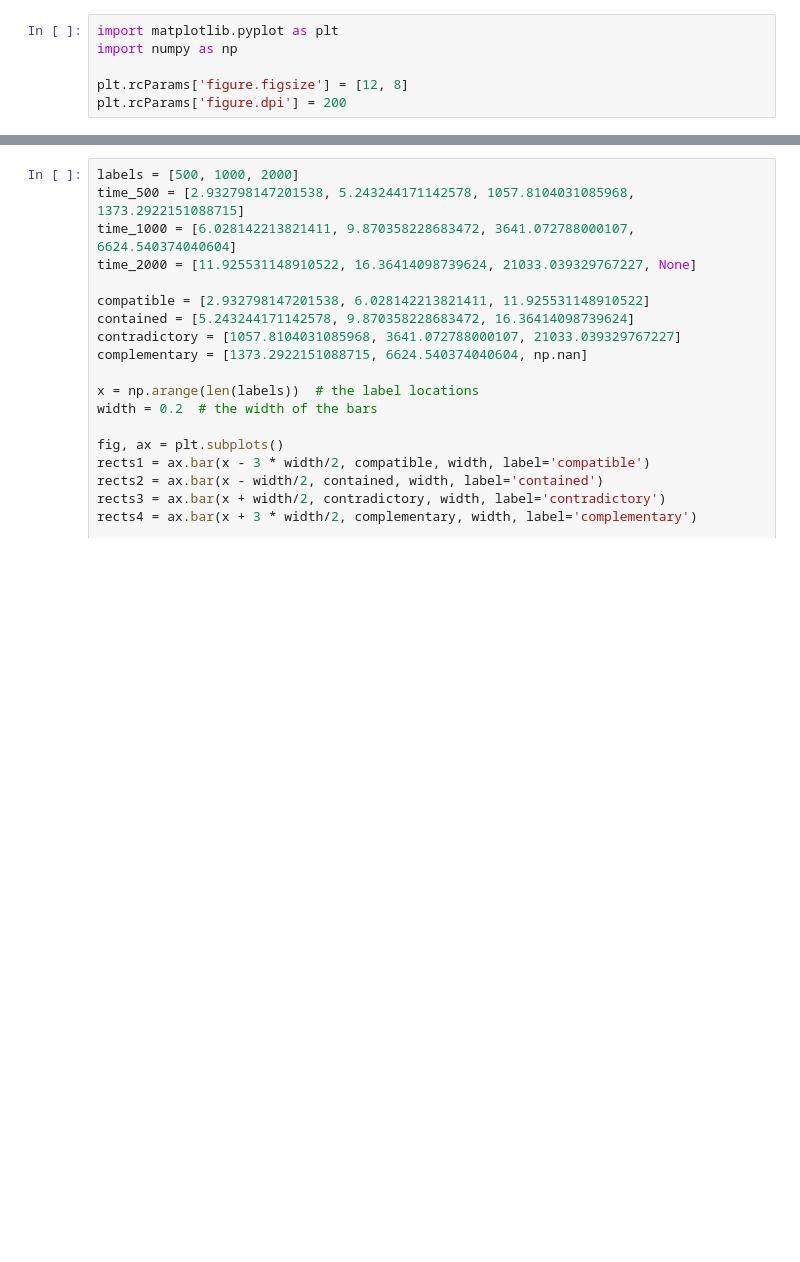
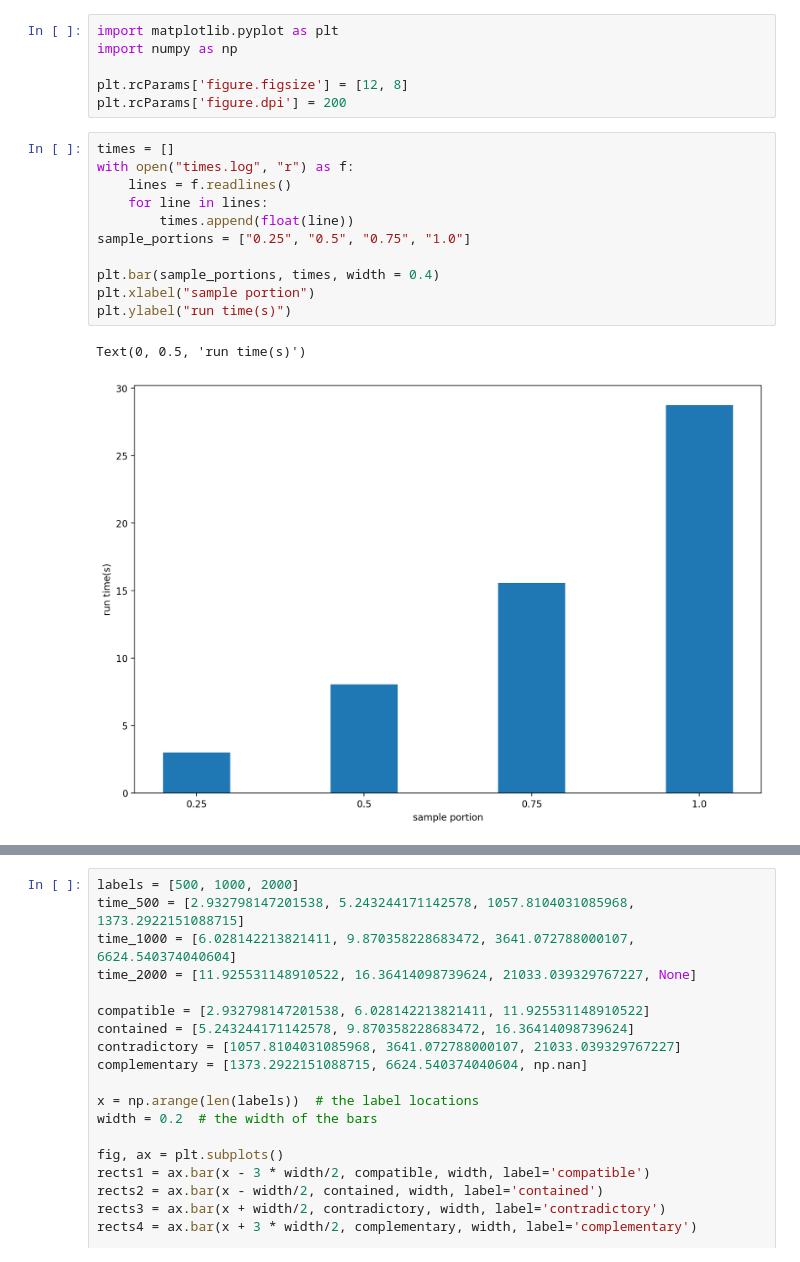
Before and after one commit to TheDataStation/ver, a Jupyter notebook: DoD/new_ver_4c/plot.ipynb, the cells around one changed output, grey strips where cells are left out. Drawn from its saved outputs; the diff is of its cells as text; blank space fills up the shorter version.

Commit message:
plot

```diff
--- a/DoD/new_ver_4c/plot.ipynb
+++ b/DoD/new_ver_4c/plot.ipynb
@@ -4,3 +4,17 @@ import numpy as np
 
 plt.rcParams['figure.figsize'] = [12, 8]
 plt.rcParams['figure.dpi'] = 200
+# %%
+times = []
+with open("times.log", "r") as f:
+    lines = f.readlines()
+    for line in lines:
+        times.append(float(line))
+sample_portions = ["0.25", "0.5", "0.75", "1.0"]
+
+plt.bar(sample_portions, times, width = 0.4)
+plt.xlabel("sample portion")
+plt.ylabel("run time(s)")
+# %% [output]
+Text(0, 0.5, 'run time(s)')
+[figure, added]
```
Also changed, not shown: parts of 2 cells of this notebook.
